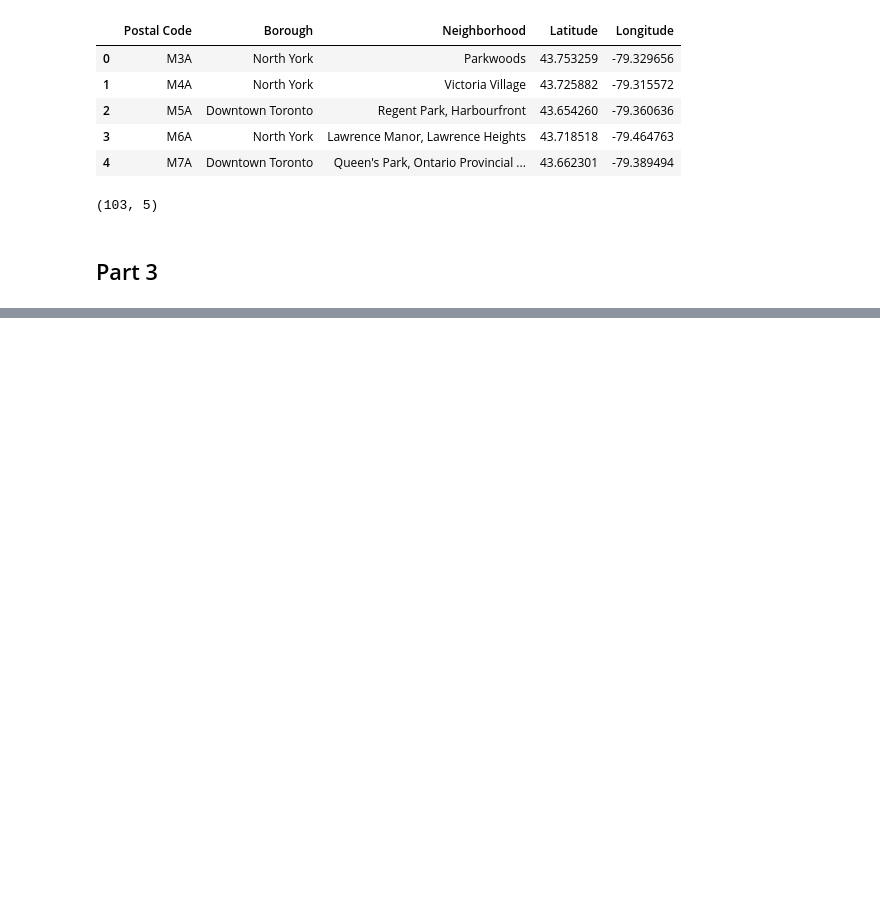
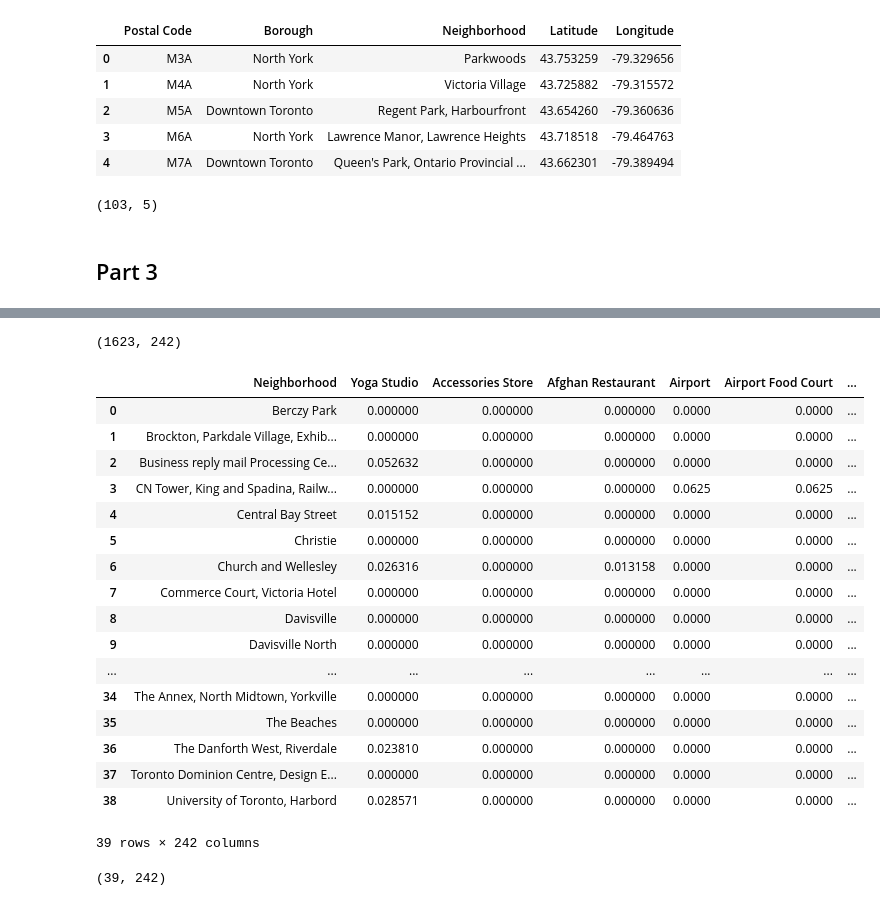
Before and after one commit to roberto-brg/Coursera_Capstone, a Jupyter notebook: Capstone_Project.ipynb, the cells around one changed output, grey strips where cells are left out. Saved outputs shown, nothing was run; the diff lists cells and outputs as text; code cells hidden in the pictures; blank space fills up the shorter version.

Commit message:
Published from Watson Studio.

```diff
--- a/Capstone_Project.ipynb
+++ b/Capstone_Project.ipynb
@@ -193,0 +260,8 @@ Toronto2.shape
+# %%
+address = 'Toronto, CA'
+
+geolocator = Nominatim(user_agent="toronto_explorer")
+location = geolocator.geocode(address)
+latitude = location.latitude
+longitude = location.longitude
+print('The geograpical coordinate of Toronto are {}, {}.'.format(latitude, longitude))
@@ -193,0 +290,10 @@ Toronto2.shape
+# %%
+CLIENT_ID = '1I4432ZSH5SSAVU2T5OB2SA1QMFWTMMNNUN5KPRMJC5IGEWG' # your Foursquare ID
+CLIENT_SECRET = 'Q4CN4A0H5TMAOGQJWSHFMTCJCE5LKMBD2TWSVQKOCVOUOQ4N' # your Foursquare Secret
+VERSION = '20180605' # Foursquare API version
+LIMIT = 100 # limit of number of venues returned by Foursquare API
+radius = 500 # define radius
+
+print('Your credentails:')
+print('CLIENT_ID: ' + CLIENT_ID)
+print('CLIENT_SECRET:' + CLIENT_SECRET)
@@ -193,0 +344,5 @@ Toronto2.shape
+# %%
+Toronto_venues = getNearbyVenues(names=df_Tor['Neighborhood'],
+                                   latitudes=df_Tor['Latitude'],
+                                   longitudes=df_Tor['Longitude']
+                                  )
@@ -193,0 +403,12 @@ Toronto2.shape
+# %%
+# one hot encoding
+Toronto_onehot = pd.get_dummies(Toronto_venues[['Venue Category']], prefix="", prefix_sep="")
+
+# add neighborhood column back to dataframe
+Toronto_onehot['Neighborhood'] = Toronto_venues['Neighborhood']
+
+# move neighborhood column to the first column
+fixed_columns = [Toronto_onehot.columns[-1]] + list(Toronto_onehot.columns[:-1])
+Toronto_onehot = Toronto_onehot[fixed_columns]
+
+Toronto_onehot.head()
@@ -193,0 +423,30 @@ Toronto2.shape
+# %%
+Toronto_onehot.shape
+# %% [output]
+(1623, 242)
+# %%
+Toronto_grouped = Toronto_onehot.groupby('Neighborhood').mean().reset_index()
+Toronto_grouped
+# %% [output]
+|  | Neighborhood | Yoga Studio | Accessories Store | Afghan Restaurant | Airport | Airport Food Court | ... |
+| 0 | Berczy Park | 0.000000 | 0.000000 | 0.000000 | 0.0000 | 0.0000 | ... |
+| 1 | Brockton, Parkdale Village, Exhib... | 0.000000 | 0.000000 | 0.000000 | 0.0000 | 0.0000 | ... |
+| 2 | Business reply mail Processing Ce... | 0.052632 | 0.000000 | 0.000000 | 0.0000 | 0.0000 | ... |
+| 3 | CN Tower, King and Spadina, Railw... | 0.000000 | 0.000000 | 0.000000 | 0.0625 | 0.0625 | ... |
+| 4 | Central Bay Street | 0.015152 | 0.000000 | 0.000000 | 0.0000 | 0.0000 | ... |
+| 5 | Christie | 0.000000 | 0.000000 | 0.000000 | 0.0000 | 0.0000 | ... |
+| 6 | Church and Wellesley | 0.026316 | 0.000000 | 0.013158 | 0.0000 | 0.0000 | ... |
+| 7 | Commerce Court, Victoria Hotel | 0.000000 | 0.000000 | 0.000000 | 0.0000 | 0.0000 | ... |
+| 8 | Davisville | 0.000000 | 0.000000 | 0.000000 | 0.0000 | 0.0000 | ... |
+| 9 | Davisville North | 0.000000 | 0.000000 | 0.000000 | 0.0000 | 0.0000 | ... |
+| ... | ... | ... | ... | ... | ... | ... | ... |
+| 34 | The Annex, North Midtown, Yorkville | 0.000000 | 0.000000 | 0.000000 | 0.0000 | 0.0000 | ... |
+| 35 | The Beaches | 0.000000 | 0.000000 | 0.000000 | 0.0000 | 0.0000 | ... |
+| 36 | The Danforth West, Riverdale | 0.023810 | 0.000000 | 0.000000 | 0.0000 | 0.0000 | ... |
+| 37 | Toronto Dominion Centre, Design E... | 0.000000 | 0.000000 | 0.000000 | 0.0000 | 0.0000 | ... |
+| 38 | University of Toronto, Harbord | 0.028571 | 0.000000 | 0.000000 | 0.0000 | 0.0000 | ... |
+39 rows × 242 columns
+# %%
+Toronto_grouped.shape
+# %% [output]
+(39, 242)
```
Also changed, not shown: parts of 31 cells of this notebook.
